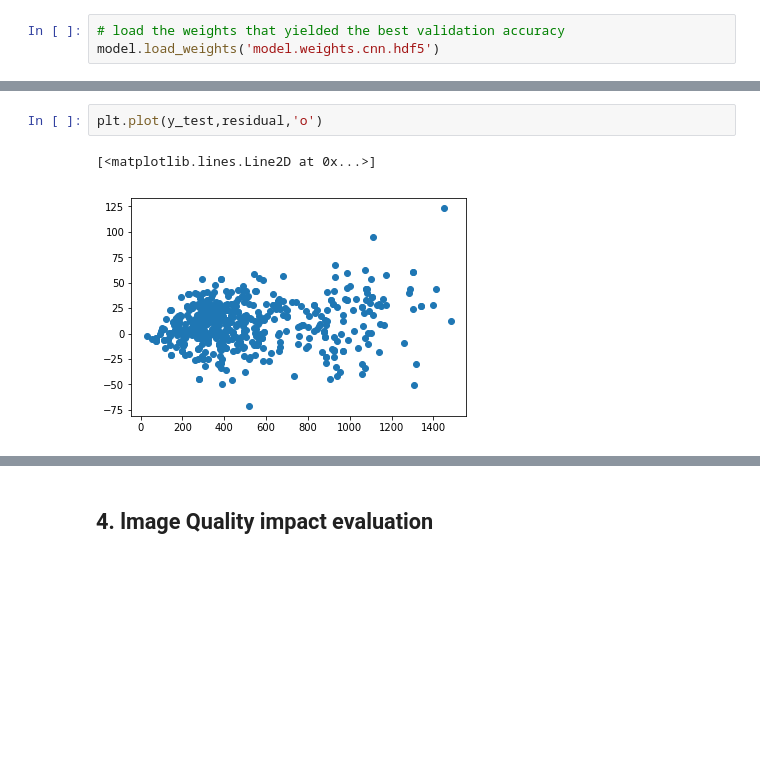
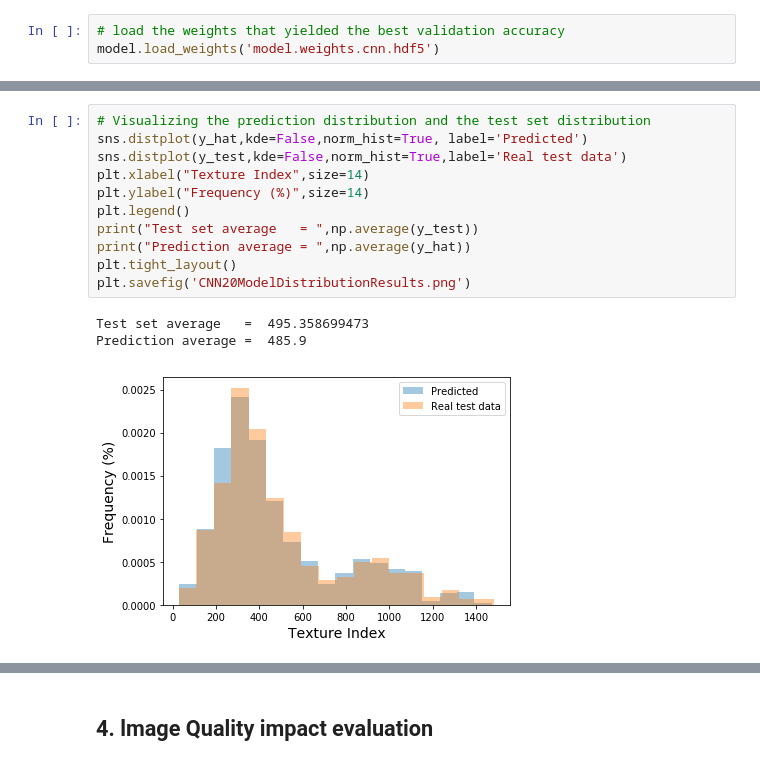
Before and after one commit to davibarreira/gravel_analysis, a Jupyter notebook: cnn_floyd2.ipynb, the cells around one changed output, grey strips where cells are left out. Saved outputs shown, nothing was run; the diff lists cells and outputs as text; blank space fills up the shorter version.

```diff
--- a/cnn_floyd2.ipynb
+++ b/cnn_floyd2.ipynb
@@ -237,5 +241,15 @@ MAE       =  18.284718072
-# %%
-plt.plot(y_test,residual,'o')
-# %% [output]
-[<matplotlib.lines.Line2D at 0x...>]
-[figure, removed]
+# %%
+# Visualizing the prediction distribution and the test set distribution
+sns.distplot(y_hat,kde=False,norm_hist=True, label='Predicted')
+sns.distplot(y_test,kde=False,norm_hist=True,label='Real test data')
+plt.xlabel("Texture Index",size=14)
+plt.ylabel("Frequency (%)",size=14)
+plt.legend()
+print("Test set average   = ",np.average(y_test))
+print("Prediction average = ",np.average(y_hat))
+plt.tight_layout()
+plt.savefig('CNN20ModelDistributionResults.png')
+# %% [output]
+Test set average   =  495.358699473
+Prediction average =  485.9
+[figure, added]
```
Also changed, not shown: parts of 28 cells of this notebook, 3 other files.
